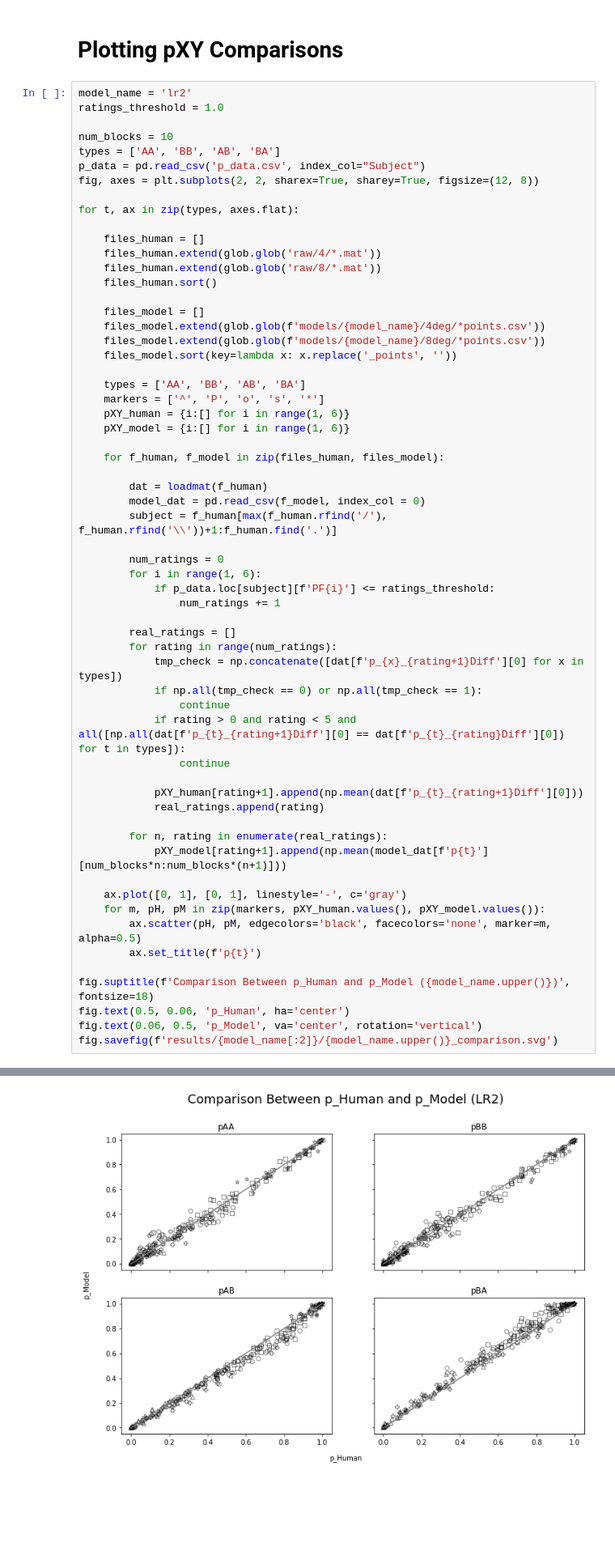
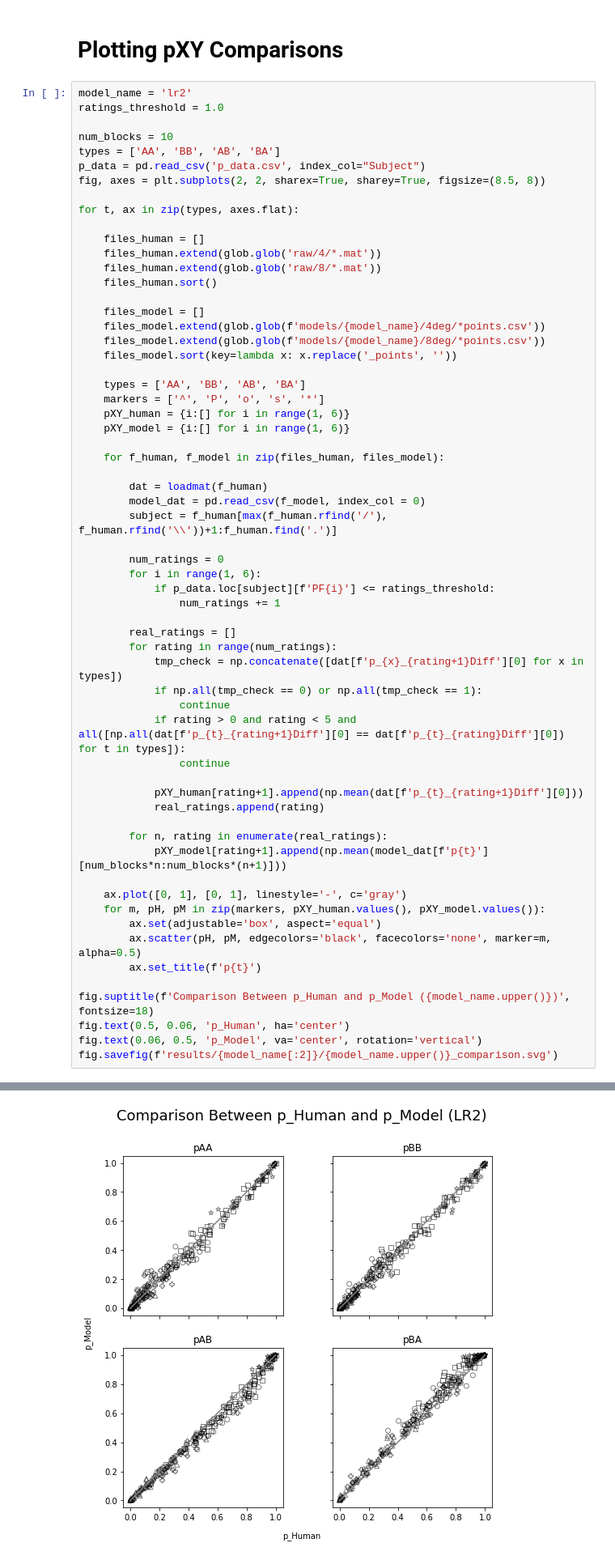
Before and after one commit to alexxyu/decision-modeling, a Jupyter notebook: Model Categorization and Analysis.ipynb, the cells around one changed output, grey strips where cells are left out. Shown: that part at 81% size. Saved outputs shown, nothing was run; the diff lists cells and outputs as text; blank space fills up the shorter version.

```diff
--- a/Model Categorization and Analysis.ipynb
+++ b/Model Categorization and Analysis.ipynb
@@ -157,7 +155,7 @@ ratings_threshold = 1.0
 num_blocks = 10
 types = ['AA', 'BB', 'AB', 'BA']
 p_data = pd.read_csv('p_data.csv', index_col="Subject")
-fig, axes = plt.subplots(2, 2, sharex=True, sharey=True, figsize=(12, 8))
+fig, axes = plt.subplots(2, 2, sharex=True, sharey=True, figsize=(8.5, 8))
 
 for t, ax in zip(types, axes.flat):
 
@@ -203,6 +201,7 @@ for t, ax in zip(types, axes.flat):
 
     ax.plot([0, 1], [0, 1], linestyle='-', c='gray')
     for m, pH, pM in zip(markers, pXY_human.values(), pXY_model.values()):
+        ax.set(adjustable='box', aspect='equal')
         ax.scatter(pH, pM, edgecolors='black', facecolors='none', marker=m, alpha=0.5)
         ax.set_title(f'p{t}')
 
@@ -214,4 +214,4 @@ fig.savefig(f'results/{model_name[:2]}/{model_name.upper()}_comparison.svg')
-[figure, old version]
+[figure, new version]
 # %% [markdown]
 # Residual Analysis
 # %% [markdown]
```
Also changed, not shown: parts of 6 cells of this notebook.
